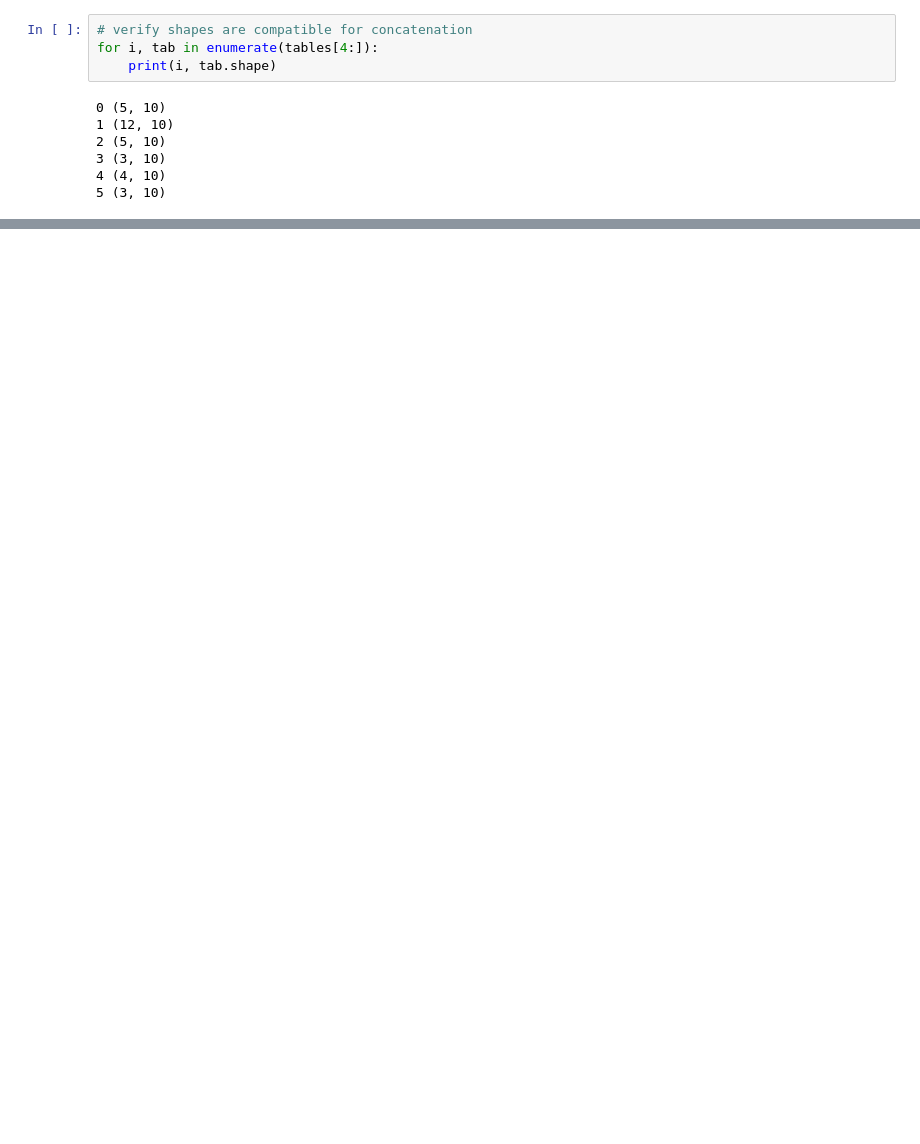
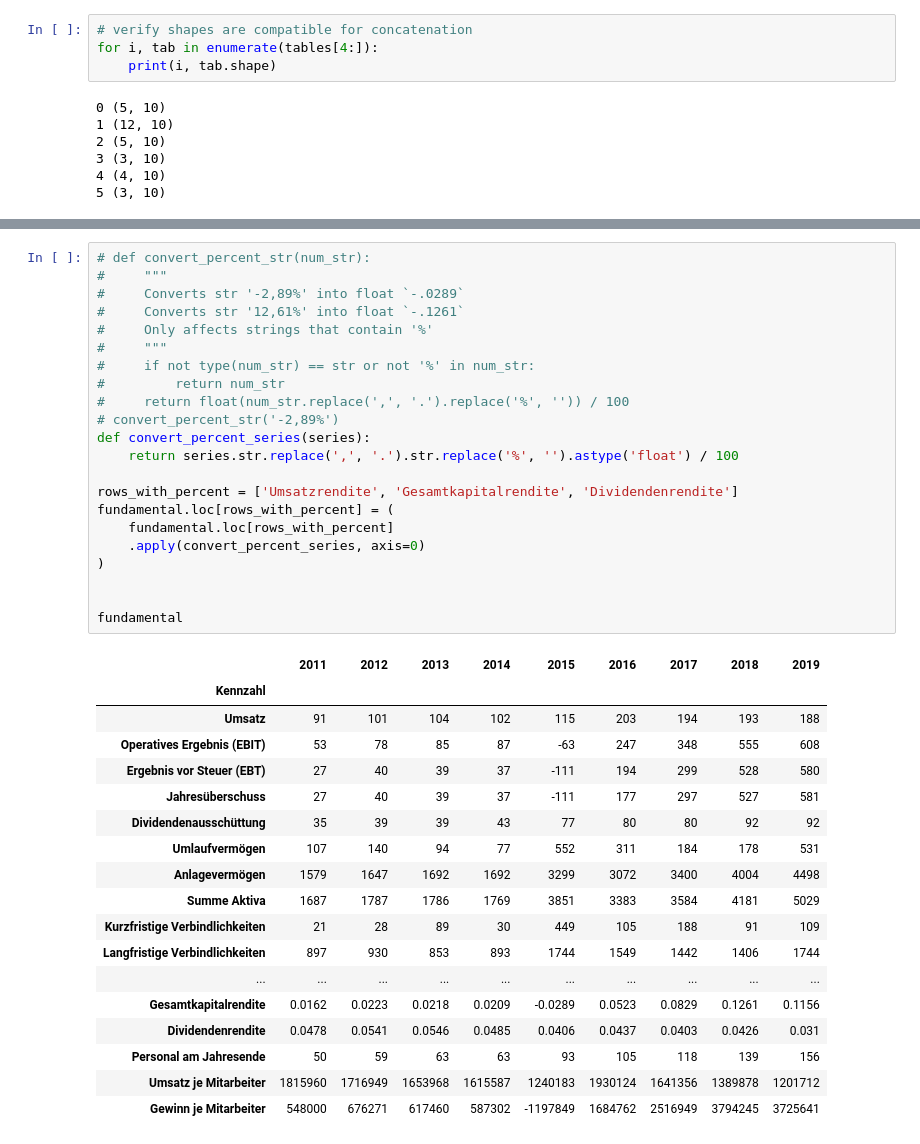
Before and after one commit to floriandotpy/data-playground, a Jupyter notebook: fundamental-haspax.ipynb, the cells around one changed output, grey strips where cells are left out. Drawn from its saved outputs; the diff is of its cells as text; blank space fills up the shorter version.

```diff
--- a/fundamental-haspax.ipynb
+++ b/fundamental-haspax.ipynb
@@ -78,3 +87,44 @@ fundamental
+# %%
+# def convert_percent_str(num_str):
+#     """
+#     Converts str '-2,89%' into float `-.0289`
+#     Converts str '12,61%' into float `-.1261`
+#     Only affects strings that contain '%'
+#     """
+#     if not type(num_str) == str or not '%' in num_str:
+#         return num_str
+#     return float(num_str.replace(',', '.').replace('%', '')) / 100
+# convert_percent_str('-2,89%')
+def convert_percent_series(series):
+    return series.str.replace(',', '.').str.replace('%', '').astype('float') / 100
+
+rows_with_percent = ['Umsatzrendite', 'Gesamtkapitalrendite', 'Dividendenrendite']
+fundamental.loc[rows_with_percent] = (
+    fundamental.loc[rows_with_percent]
+    .apply(convert_percent_series, axis=0)
+)
+
+
+fundamental
+# %% [output]
+|  | 2011 | 2012 | 2013 | 2014 | 2015 | 2016 | 2017 | 2018 | 2019 |
+| Kennzahl |  |  |  |  |  |  |  |  |  |
+| Umsatz | 91 | 101 | 104 | 102 | 115 | 203 | 194 | 193 | 188 |
+| Operatives Ergebnis (EBIT) | 53 | 78 | 85 | 87 | -63 | 247 | 348 | 555 | 608 |
+| Ergebnis vor Steuer (EBT) | 27 | 40 | 39 | 37 | -111 | 194 | 299 | 528 | 580 |
+| Jahresüberschuss | 27 | 40 | 39 | 37 | -111 | 177 | 297 | 527 | 581 |
+| Dividendenausschüttung | 35 | 39 | 39 | 43 | 77 | 80 | 80 | 92 | 92 |
+| Umlaufvermögen | 107 | 140 | 94 | 77 | 552 | 311 | 184 | 178 | 531 |
+| Anlagevermögen | 1579 | 1647 | 1692 | 1692 | 3299 | 3072 | 3400 | 4004 | 4498 |
+| Summe Aktiva | 1687 | 1787 | 1786 | 1769 | 3851 | 3383 | 3584 | 4181 | 5029 |
+| Kurzfristige Verbindlichkeiten | 21 | 28 | 89 | 30 | 449 | 105 | 188 | 91 | 109 |
+| Langfristige Verbindlichkeiten | 897 | 930 | 853 | 893 | 1744 | 1549 | 1442 | 1406 | 1744 |
+| ... | ... | ... | ... | ... | ... | ... | ... | ... | ... |
+| Gesamtkapitalrendite | 0.0162 | 0.0223 | 0.0218 | 0.0209 | -0.0289 | 0.0523 | 0.0829 | 0.1261 | 0.1156 |
+| Dividendenrendite | 0.0478 | 0.0541 | 0.0546 | 0.0485 | 0.0406 | 0.0437 | 0.0403 | 0.0426 | 0.031 |
+| Personal am Jahresende | 50 | 59 | 63 | 63 | 93 | 105 | 118 | 139 | 156 |
+| Umsatz je Mitarbeiter | 1815960 | 1716949 | 1653968 | 1615587 | 1240183 | 1930124 | 1641356 | 1389878 | 1201712 |
+| Gewinn je Mitarbeiter | 548000 | 676271 | 617460 | 587302 | -1197849 | 1684762 | 2516949 | 3794245 | 3725641 |
 # %%
 fund_T = fundamental.transpose()
 fund_T
```
Also changed, not shown: parts of 6 cells of this notebook.
